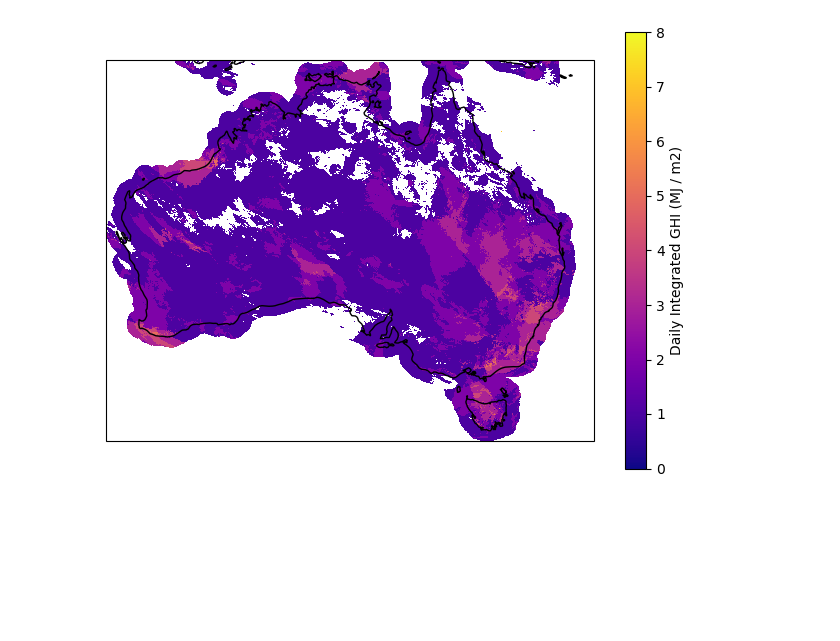
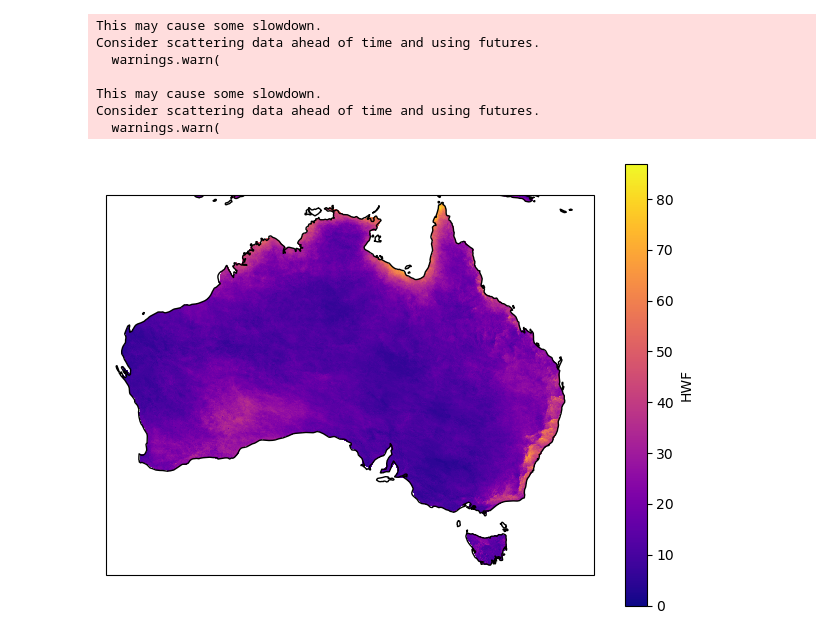
Before and after one commit to cdoedens/aus-historical-solar-droughts, a Jupyter notebook: code/python/notebooks/regional-metrics.ipynb, the cells around one changed output. Cells and saved outputs as stored; diff of their text form; code cells hidden in the pictures; blank space fills up the shorter version.

Commit message:
calcuating HW metrics across full data

```diff
--- a/code/python/notebooks/regional-metrics.ipynb
+++ b/code/python/notebooks/regional-metrics.ipynb
@@ -40,0 +20,2 @@ Data variables:
+# %%
+ds_mean = xr.open_dataset('/g/data/er8/users/cd3022/solar_drought/himawari_irradiance_means/total_mean.nc')
@@ -129,7 +113,7 @@ durations = xr.apply_ufunc(
 )
 # %%
 client = Client(
-    n_workers=10,
+    n_workers=6,
     threads_per_worker=1
 )
 client
@@ -138,10 +129,28 @@ client
 # %%
+var = 'HWF'
+
 if __name__ == '__main__':
     futures = {}
-    for month in range(1,2):
-        date = f'{month}-2016'
-        future = client.submit(drought_metrics, date)
-        futures[future] = f"The job for {date}"
-    for future in as_completed(futures):
-        metric = future.result()
+    total = []
+    for year in range(2016, 2025):
+        for month in range(1,4):
+            date = f'{month}-{year}'
+            future = client.submit(drought_metrics, date, var)
+            futures[future] = date
+
+        seasonal_results = []
+        labels = []
+        for future in as_completed(futures):
+            result = future.result()
+            seasonal_results.append(result)
+            labels.append(futures[future])
+
+        combined_season = xr.concat(seasonal_results, dim='date')
+        # combined_season = combined_season.assign_coords(date=labels)
+
+        season_total = combined_season.sum(dim='date', skipna=True)
+        total.append(season_total)
+
+    combined_total = xr.concat(total, dim='year')
+    metric = combined_total.mean(dim='year', skipna=True)
 # %% [output]
@@ -149,23 +174,30 @@ INFO:__main__:OPEN HIMAWARI
 # %%
-import matplotlib.pyplot as plt
-import cartopy.crs as ccrs
+land_mask = regionmask.defined_regions.natural_earth_v5_0_0.land_110.mask(metric)
+data_landonly = metric.where(land_mask == 0)
 
 latitudes = metric.latitude
 longitudes = metric.longitude
-irradiance = metric.values
+data = data_landonly.values
 
 # Create a figure
 fig, ax = plt.subplots(subplot_kw={'projection': ccrs.PlateCarree()})
 
-mesh=ax.pcolormesh(longitudes, latitudes, irradiance, cmap='plasma',vmin=0,  transform=ccrs.PlateCarree())
+mesh=ax.pcolormesh(longitudes, latitudes, data, cmap='plasma',vmin=0,  transform=ccrs.PlateCarree())
 
 ax.coastlines()
 cbar = plt.colorbar(mesh,ax=ax)
 # cbar.ax.tick_params(labelsize=5)  # Set the font size for the colorbar ticks
-cbar.set_label('Daily Integrated GHI (MJ / m2)')
+cbar.set_label(f'{var}')
 
 plt.tight_layout()
 
 plt.show()
 # %% [output]
+This may cause some slowdown.
+Consider scattering data ahead of time and using futures.
+  warnings.warn(
+
+This may cause some slowdown.
+Consider scattering data ahead of time and using futures.
+  warnings.warn(
-[figure, old version]
+[figure, new version]
```
Also changed, not shown: parts of 7 cells of this notebook, 1 other file.
